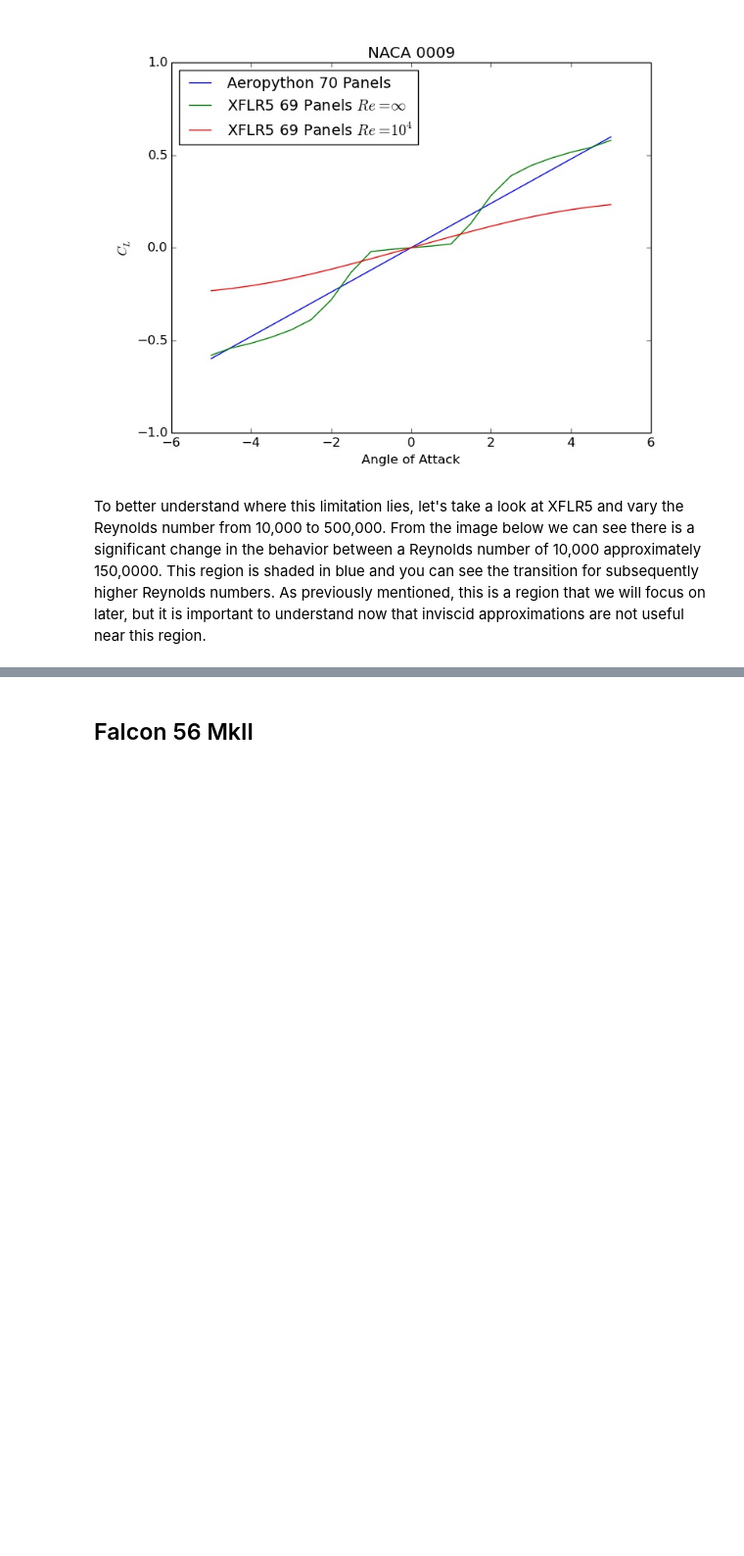
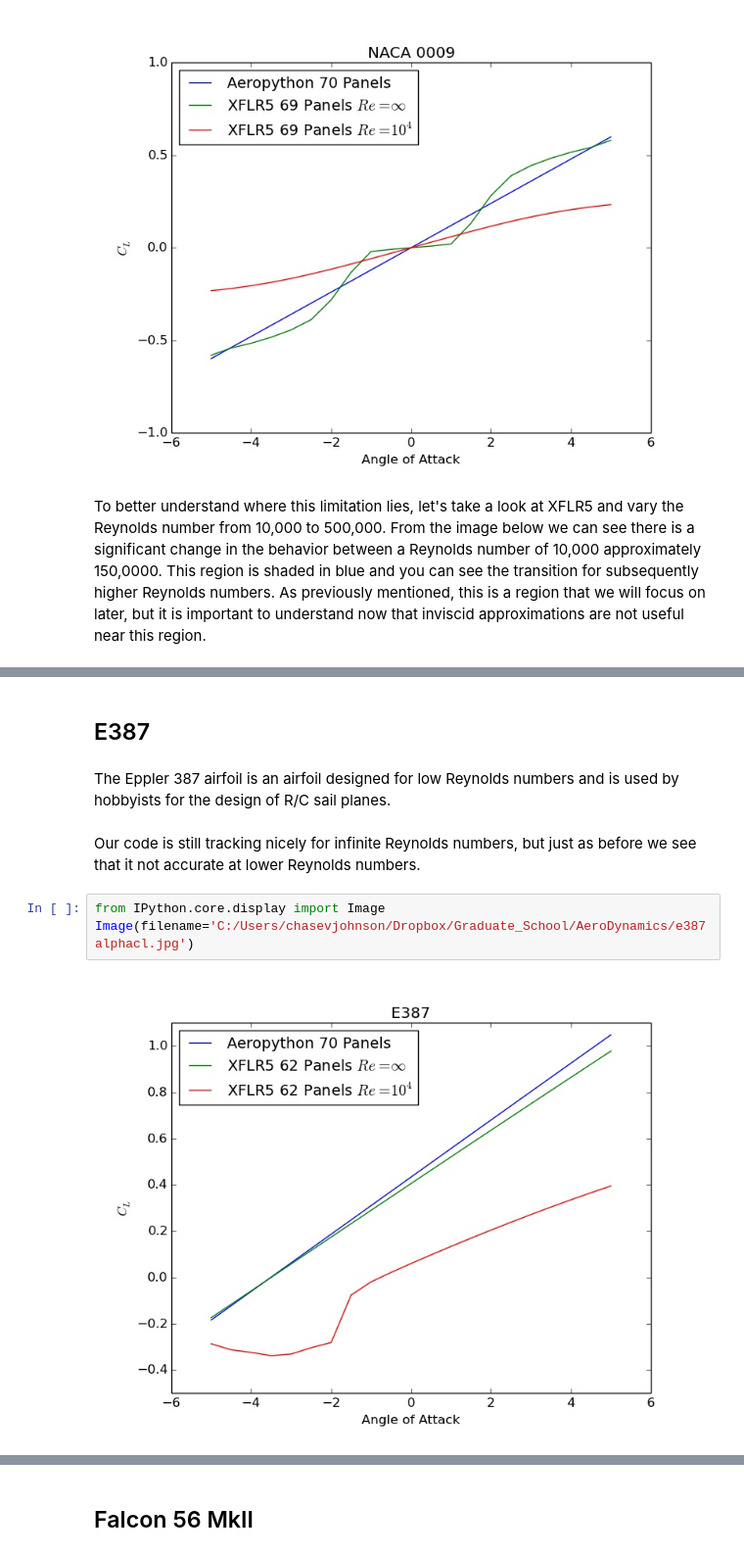
Before and after one commit to LTChaseJohnson/MAE6226, a Jupyter notebook: final project.ipynb, the cells around one changed output, grey strips where cells are left out. Shown at 98% size. Drawn from its saved outputs; the diff is of its cells as text; blank space fills up the shorter version.

```diff
--- a/final project.ipynb
+++ b/final project.ipynb
@@ -220,0 +221,11 @@ Image(filename='C:/Users/chasevjohnson/Dropbox/Graduate_School/AeroDynamics/n000
+# %% [markdown]
+## E387
+# %% [markdown]
+The Eppler 387 airfoil is an airfoil designed for low Reynolds numbers and is used by hobbyists for the design of R/C sail planes.
+# %% [markdown]
+Our code is still tracking nicely for infinite Reynolds numbers, but just as before we see that it not accurate at lower Reynolds numbers.
+# %%
+from IPython.core.display import Image
+Image(filename='C:/Users/chasevjohnson/Dropbox/Graduate_School/AeroDynamics/e387alphacl.jpg')
+# %% [output]
+[figure, added]
```
Also changed, not shown: parts of 7 cells of this notebook.
